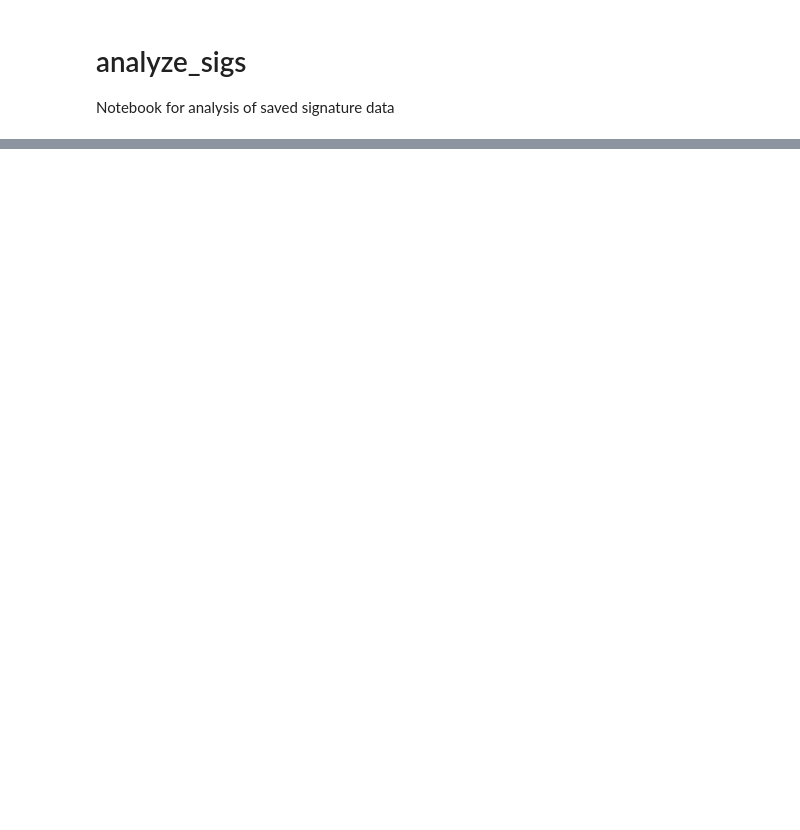
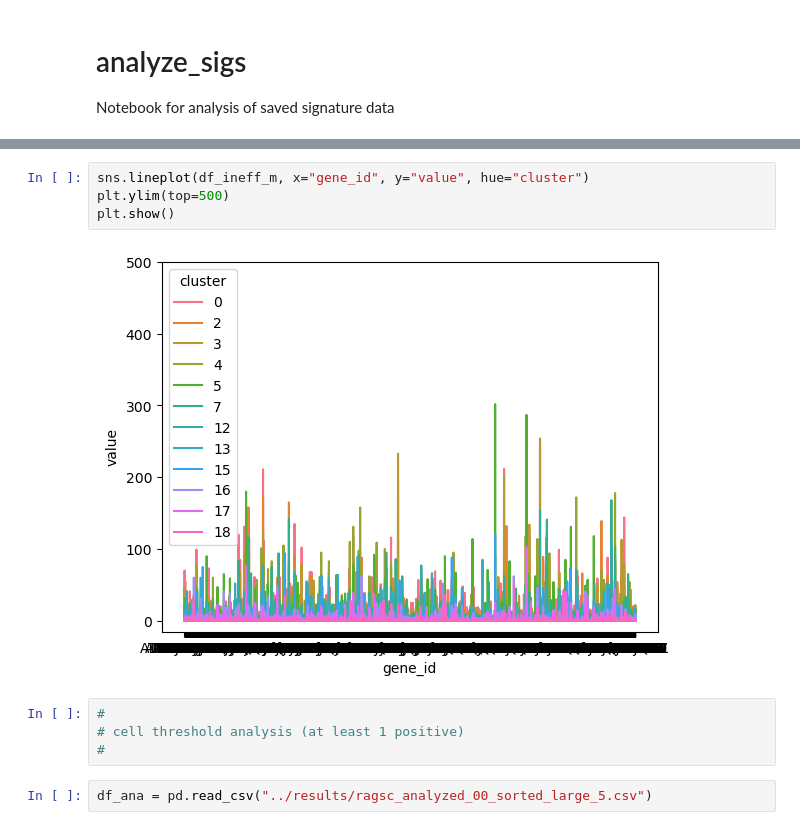
Before and after one commit to deidelma/ragsc, a Jupyter notebook: notebooks/analyze_sigs.ipynb, the cells around one changed output, grey strips where cells are left out. Cells and saved outputs as stored; diff of their text form; blank space fills up the shorter version.

Commit message:
extended analysis among methods

```diff
--- a/notebooks/analyze_sigs.ipynb
+++ b/notebooks/analyze_sigs.ipynb
@@ -62,0 +263,12 @@ TODO: convert the above numbers into graphs to permit comparison of the numbers
+# %%
+sns.lineplot(df_ineff_m, x="gene_id", y="value", hue="cluster")
+plt.ylim(top=500)
+plt.show()
+# %% [output]
+[figure, added]
+# %%
+#
+# cell threshold analysis (at least 1 positive)
+#
+# %%
+df_ana = pd.read_csv("../results/ragsc_analyzed_00_sorted_large_5.csv")
```
Also changed, not shown: parts of 18 cells of this notebook.
